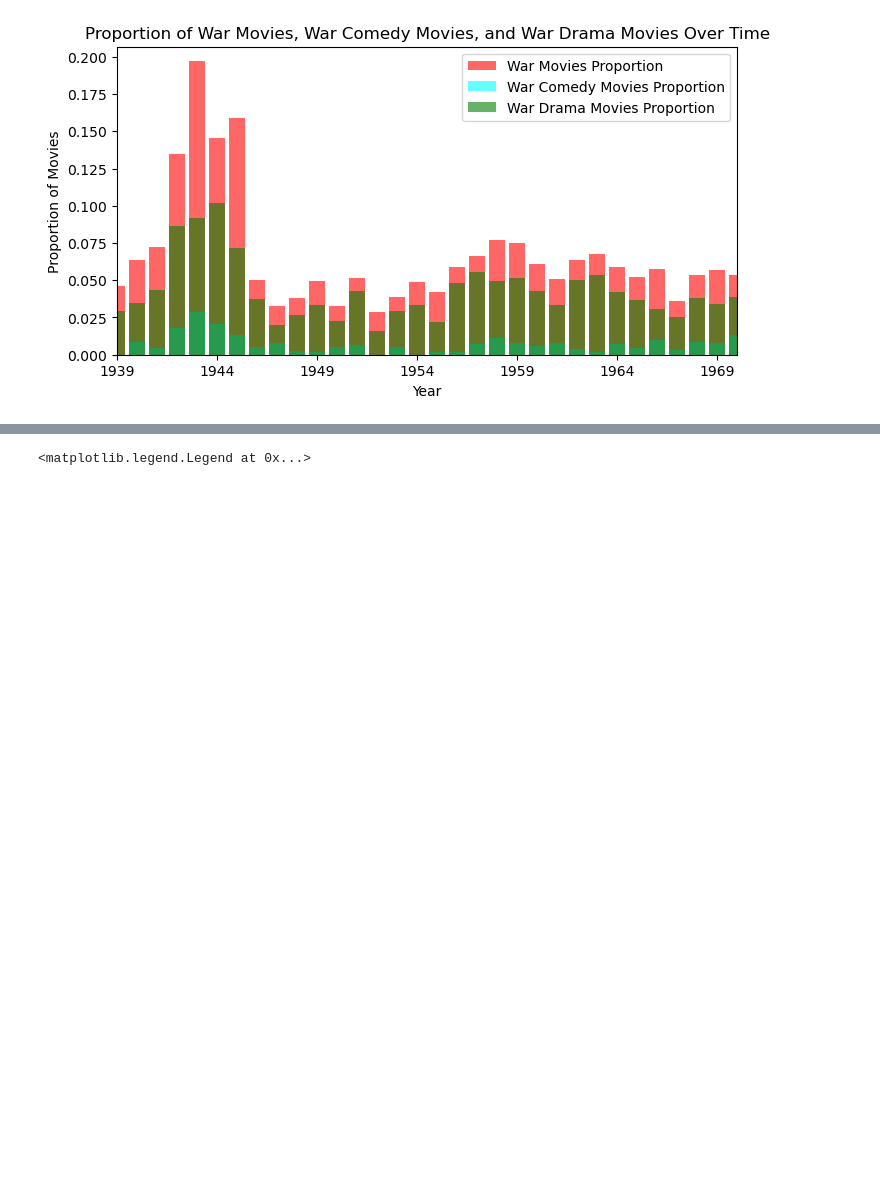
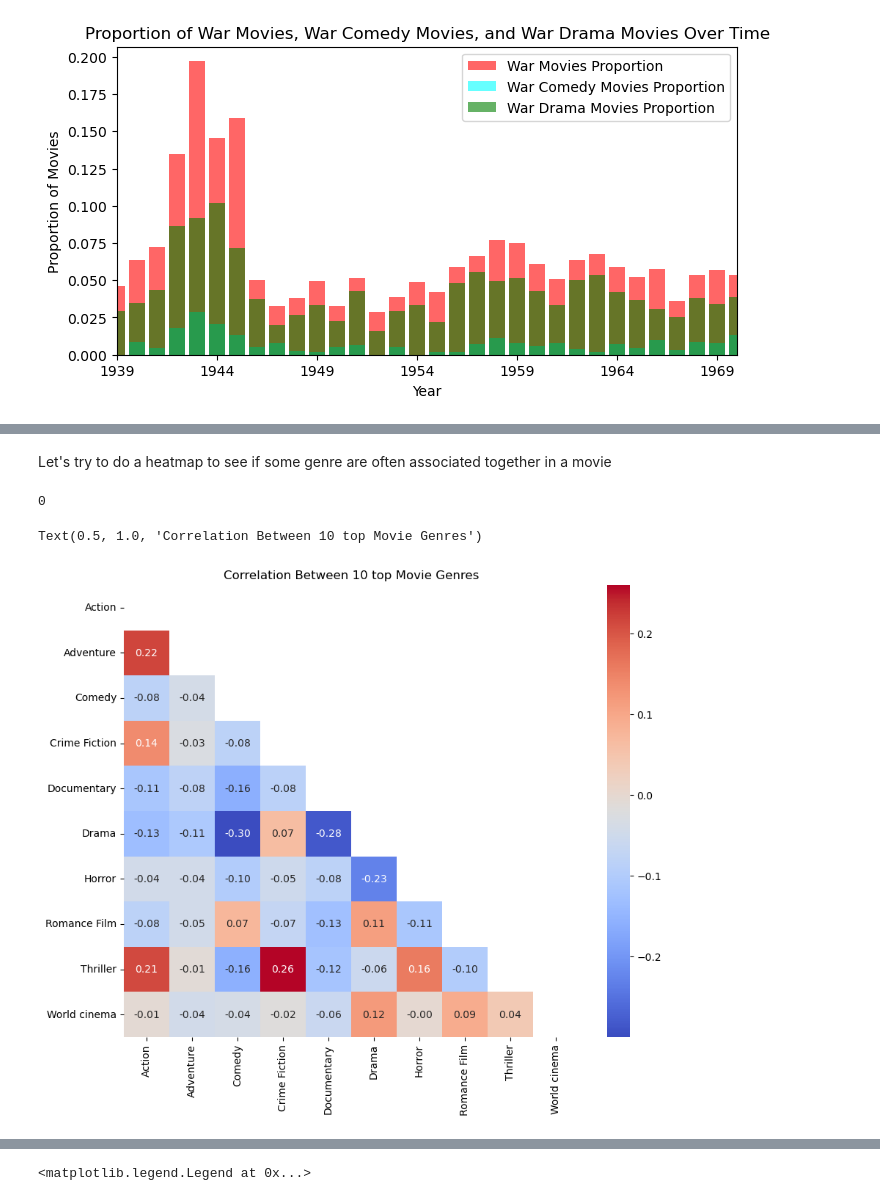
Before and after one commit to epfl-ada/ada-2024-project-nostringsadached, a Jupyter notebook: results.ipynb, the cells around one changed output, grey strips where cells are left out. Saved outputs shown, nothing was run; the diff lists cells and outputs as text; code cells hidden in the pictures; blank space fills up the shorter version.

```diff
--- a/results.ipynb
+++ b/results.ipynb
@@ -232,0 +189,31 @@ preprocessed_movies.head(12)
+# %%
+def most_common_genres(movies, genre_counts, top_n):
+    movies_common_genre = movies.copy()
+
+    #keep only the n top genres and replace the empty line by nan values
+    movies_common_genre['Movie genres'] = movies_common_genre['Movie genres'].apply(lambda x: keep_only_the_most_common_genres(x, genre_counts=genre_counts))
+    movies_common_genre['Movie genres'] = movies_common_genre['Movie genres'].apply(lambda x: np.nan if x == '' else x)
+
+    #compute the portion of film qualified by the top n genre
+    total = len(movies)
+    covered = total - movies_common_genre['Movie genres'].isna().sum()
+    coverage = (covered / total) * 100
+
+    return movies_common_genre, coverage
+
+# Define a list of genre counts for each top N genres
+genre_counts_list = [genre_counts_top_100, genre_counts_top_30, genre_counts_top_10, genre_counts_top_3]
+top_n_values = [100, 30, 10, 3]
+
+
+coverages = {}
+for top_n, genre_counts in zip(top_n_values, genre_counts_list):
+    _, coverage = process_genres(preprocessed_movies, genre_counts, top_n)
+    coverages[top_n] = coverage
+
+for top_n, coverage in coverages.items():
+    print(f"Number of films covered by the {top_n} major genres: {coverage:.2f}%")
+
+print("-"*32)
+print(f"60% of the film are classified into the third major genres that are \n" , genre_counts_top_3['Genre'].values,  f"\nUp to 91% of the film are classified into the 30 major genres that are: \n", genre_counts_top_10['Genre'].values)
+print(f"\nThus by a few genre we can cover a large part of the movies, \nbut the remaining 9% of movies that are not covered by these major genres exhibit high variance, as they require many different genres to be classified")
@@ -232,0 +234,21 @@ preprocessed_movies.head(12)
+# %% [markdown]
+Let's try to do a heatmap to see if some genre are often associated together in a movie
+# %%
+most_10commongenres,coverage10 = most_common_genres(preprocessed_movies, genre_counts_top_10, 10)
+most_10commongenres = most_10commongenres.dropna(subset=['Movie genres'])
+# %% [output]
+0
+# %%
+#Tranform the multi label genre of each moovie into a binary matrix where each column represent a genre and each row a movie. If the movie is classified into the genre the value is 1 otherwise it is 0
+mlb = MultiLabelBinarizer()
+
+genre_binary_matrix = pd.DataFrame(mlb.fit_transform(most_10commongenres['Movie genres'].str.split(', ')), columns=mlb.classes_, index=most_10commongenres.index)
+genre_correlation = genre_binary_matrix.corr()
+# %%
+plt.figure(figsize=(10, 8))
+mask = np.triu(np.ones_like(genre_correlation, dtype=bool))
+sns.heatmap(genre_correlation, mask=mask, cmap='coolwarm', annot=True, fmt=".2f")
+plt.title('Correlation Between 10 top Movie Genres')
+# %% [output]
+Text(0.5, 1.0, 'Correlation Between 10 top Movie Genres')
+[figure, added]
```
Also changed, not shown: parts of 27 cells of this notebook.
